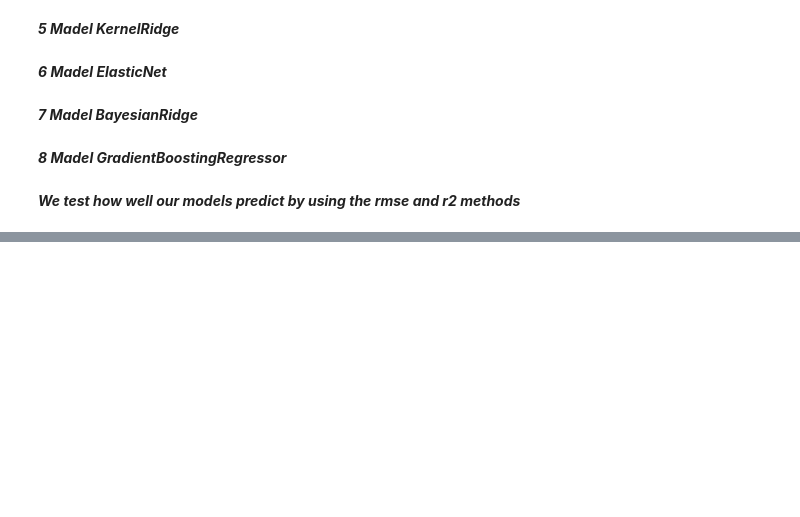
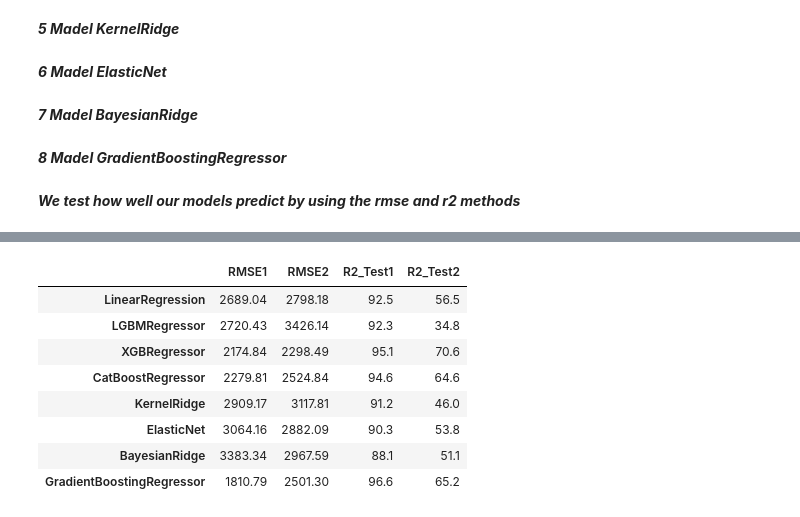
Before and after one commit to Islom-Radjapov/Auto_price_prediction, a Jupyter notebook: Auto_costs.ipynb, the cells around one changed output, grey strips where cells are left out. Saved outputs shown, nothing was run; the diff lists cells and outputs as text; code cells hidden in the pictures; blank space fills up the shorter version.

```diff
--- a/Auto_costs.ipynb
+++ b/Auto_costs.ipynb
@@ -272,13 +332,22 @@ result
+# %%
+madel_6_2 = ElasticNet().fit(x, y) # practice the model
+# %%
+madel_7_2 = BayesianRidge().fit(x, y) # practice the model
+# %%
+madel_8_2 = GradientBoostingRegressor().fit(x, y) # practice the model
 # %%
  # check each model and add the result to the empty lists
-x1 = encode_data.drop( 'price', axis=1)[:164]
-y1 = data.price[:164]
-for madel in list_madels:
+list_madels2 = [madel_1_2, madel_2_2, madel_3_2, madel_4_2, madel_5_2, madel_6_2, madel_7_2, madel_8_2]  # add the model to the list
+rmse_test1 =[] # empty list1 for rmse
+r2_test1 =[]   # empty list1 for r2
+x1 = validation_data.drop( 'price', axis=1)
+y1 = validation_data.price
+for madel in list_madels2:
   predict = madel.predict(x1)
-  rmse_test.append( round( np.sqrt( mean_squared_error(y1, predict) ), 2 ) )
-  r2_test.append( round(r2_score(y1, predict)*100 , 1 ) )
+  rmse_test1.append( round( np.sqrt( mean_squared_error(y1, predict) ), 2 ) )
+  r2_test1.append( round(r2_score(y1, predict)*100 , 1 ) )
 
  # passing the result to a dataframe
 madel_name = "LinearRegression LGBMRegressor XGBRegressor CatBoostRegressor KernelRidge ElasticNet BayesianRidge GradientBoostingRegressor".split()
-# result = pd.DataFrame({'RMSE':rmse_test,'R2_Test':r2_test}, index = madel_name)
-# result
+result1 = pd.DataFrame({'RMSE1':rmse_test1,'R2_Test1':r2_test1}, index = madel_name)
+result1
@@ -285,3 +364,16 @@ madel_name = "LinearRegression LGBMRegressor XGBRegressor CatBoostRegressor Kern
+# %%
+result_all = pd.DataFrame({'RMSE1':rmse_test, 'RMSE2':rmse_test1, 'R2_Test1':r2_test, 'R2_Test2':r2_test1}, index = madel_name)
+result_all
+# %% [output]
+|  | RMSE1 | RMSE2 | R2_Test1 | R2_Test2 |
+| LinearRegression | 2689.04 | 2798.18 | 92.5 | 56.5 |
+| LGBMRegressor | 2720.43 | 3426.14 | 92.3 | 34.8 |
+| XGBRegressor | 2174.84 | 2298.49 | 95.1 | 70.6 |
+| CatBoostRegressor | 2279.81 | 2524.84 | 94.6 | 64.6 |
+| KernelRidge | 2909.17 | 3117.81 | 91.2 | 46.0 |
+| ElasticNet | 3064.16 | 2882.09 | 90.3 | 53.8 |
+| BayesianRidge | 3383.34 | 2967.59 | 88.1 | 51.1 |
+| GradientBoostingRegressor | 1810.79 | 2501.30 | 96.6 | 65.2 |
 # %%
 def run_madel( name=None,	fueltypes=None,	aspiration=None,	doornumbers=None,	carbody=None,	drivewheels=None,	enginelocation=None,	wheelbase=None,	carlength=None,	carwidth=None,	carheight=None,	curbweight=None,	enginetype=None,	cylindernumber=None,	enginesize=None,	fuelsystem=None,	boreratio=None,	stroke=None,	compressionratio=None, horsepower=None,	peakrpm=None,	citympg=None,	highwaympg=None  ):
     name = encode_data_name["name"][name]
```
Also changed, not shown: parts of 26 cells of this notebook.
